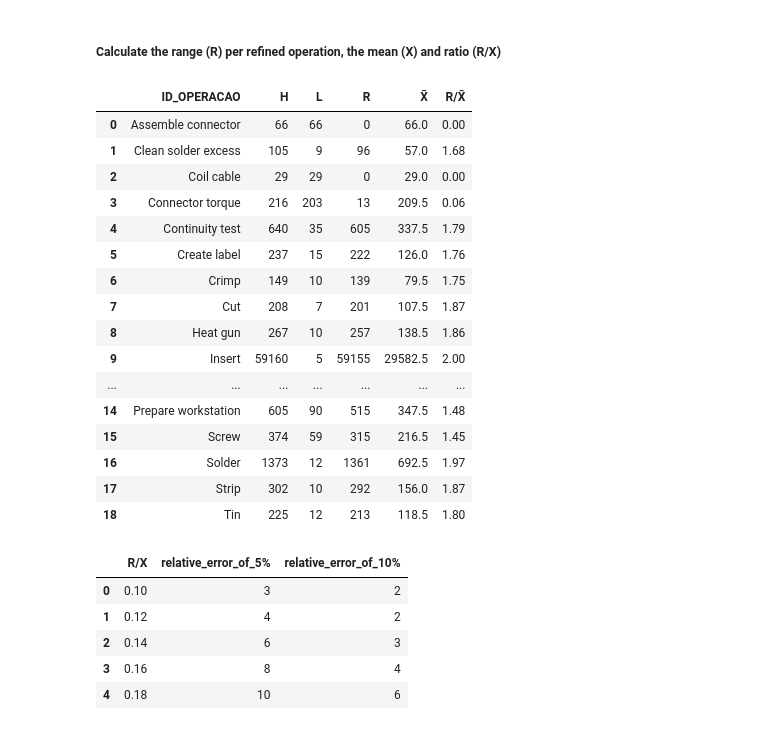
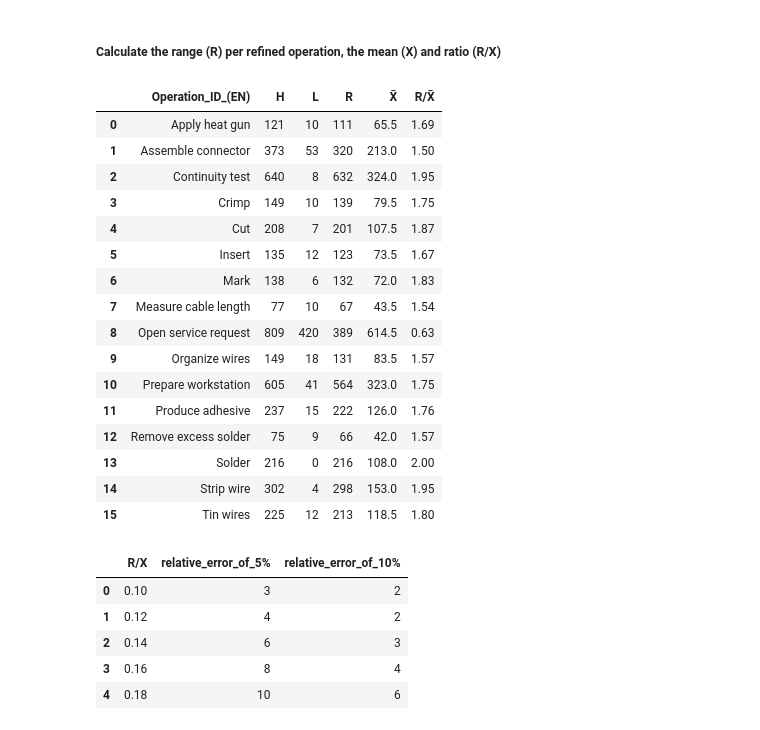
Before and after one commit to sarahbraia/dissertation_methodology_analysis_ITA, a Jupyter notebook: dissertation_methodology_analysis.ipynb, the cells around one changed output. Cells and saved outputs as stored; diff of their text form; code cells hidden in the pictures.

```diff
--- a/dissertation_methodology_analysis.ipynb
+++ b/dissertation_methodology_analysis.ipynb
@@ -12,7 +12,7 @@ from IPython.display import display
 Drive already mounted at /content/drive; to attempt to forcibly remount, call drive.mount("/content/drive", force_remount=True).
 # %%
 # Reading files from Google Drive
-base_path = '/content/drive/MyDrive/ITA -DISSERTAÇÃO/Dados_cronoanalise_cablagem.xlsx'
+base_path = '/content/drive/MyDrive/ITA -DISSERTAÇÃO/cabling_time_study_data.xlsx'
 df = pd.read_excel(base_path)
 
 # Preview of each dataset
@@ -155,0 +68,30 @@ df.head()
+# %%
+# Dictionary for ID and English operation name mapping
+operation_mapping = {
+    'Abrir chamado': (1, 'Open service request'),
+    'Fabricar adesivo': (2, 'Produce adhesive'),
+    'Teste de continuidade': (3, 'Continuity test'),
+    'Soprador térmico': (4, 'Apply heat gun'),
+    'Montar Conector': (5, 'Assemble connector'),
+    'Inserir': (6, 'Insert'),
+    'Cortar': (7, 'Cut'),
+    'Crimpar': (8, 'Crimp'),
+    'Decapar': (9, 'Strip wire'),
+    'Organizar os fios': (10, 'Organize wires'),
+    'Estanhar': (11, 'Tin wires'),
+    'Soldar': (12, 'Solder'),
+    'Limpar excesso de solda': (13, 'Remove excess solder'),
+    'Preparar bancada': (14, 'Prepare workstation'),
+    'Marcar': (15, 'Mark'),
+    'Medir tamanho do cabo': (16, 'Measure cable length')
+}
+
+# Create the new columns using the mapping
+df['ID'] = df['ID_OPERACAO'].map(lambda x: operation_mapping.get(x, (None, None))[0])
+df['Operation_ID_(EN)'] = df['ID_OPERACAO'].map(lambda x: operation_mapping.get(x, (None, None))[1])
+
+# Rename the column
+df.rename(columns={'ID_OPERACAO': 'ID_OPERAÇÃO_(PT)'}, inplace=True)
+
+# Preview the result
+df[['ID', 'ID_OPERAÇÃO_(PT)', 'Operation_ID_(EN)', 'TOTAL_SECONDS']].head(15)
@@ -190,40 +149,51 @@ distinct_counts
 ##### Calculate the range (R) per refined operation, the mean (X) and ratio (R/X)
 # %%
 # Group by operation and calculate the highest (H) and lowest (L) times
-analysis_df = df.groupby('ID_OPERACAO').agg(
+analysis_df = df.groupby('Operation_ID_(EN)').agg(
     H=('TOTAL_SECONDS', 'max'),
     L=('TOTAL_SECONDS', 'min')
 ).reset_index()
 
 # Calculate range (R = H - L)
 analysis_df['R'] = analysis_df['H'] - analysis_df['L']
 
 # Calculate approximate mean (X̄ ≈ (H + L) / 2)
 analysis_df['X̄'] = (analysis_df['H'] + analysis_df['L']) / 2
 
 # Calculate relative variability ratio (R / X̄)
 analysis_df['R/X̄'] = (analysis_df['R'] / analysis_df['X̄']).round(2)
 
+# Calculate IQR-based range instead of absolute max-min
+def iqr_range(series):
+    q3 = series.quantile(0.75)
+    q1 = series.quantile(0.25)
+    return q3 - q1, (q3 + q1) / 2  # Also returns adjusted X̄
+
+# Apply per operation
+iqr_df = df.groupby('Operation_ID_(EN)')['TOTAL_SECONDS'].apply(iqr_range).apply(pd.Series)
+iqr_df.columns = ['R_IQR', 'X̄_IQR']
+iqr_df['R/X̄'] = (iqr_df['R_IQR'] / iqr_df['X̄_IQR']).round(2)
+
 # Display final result
 display(analysis_df)
 # %% [output]
-|  | ID_OPERACAO | H | L | R | X̄ | R/X̄ |
-| 0 | Assemble connector | 66 | 66 | 0 | 66.0 | 0.00 |
-| 1 | Clean solder excess | 105 | 9 | 96 | 57.0 | 1.68 |
-| 2 | Coil cable | 29 | 29 | 0 | 29.0 | 0.00 |
-| 3 | Connector torque | 216 | 203 | 13 | 209.5 | 0.06 |
-| 4 | Continuity test | 640 | 35 | 605 | 337.5 | 1.79 |
-| 5 | Create label | 237 | 15 | 222 | 126.0 | 1.76 |
-| 6 | Crimp | 149 | 10 | 139 | 79.5 | 1.75 |
-| 7 | Cut | 208 | 7 | 201 | 107.5 | 1.87 |
-| 8 | Heat gun | 267 | 10 | 257 | 138.5 | 1.86 |
-| 9 | Insert | 59160 | 5 | 59155 | 29582.5 | 2.00 |
-| ... | ... | ... | ... | ... | ... | ... |
-| 14 | Prepare workstation | 605 | 90 | 515 | 347.5 | 1.48 |
-| 15 | Screw | 374 | 59 | 315 | 216.5 | 1.45 |
-| 16 | Solder | 1373 | 12 | 1361 | 692.5 | 1.97 |
-| 17 | Strip | 302 | 10 | 292 | 156.0 | 1.87 |
-| 18 | Tin | 225 | 12 | 213 | 118.5 | 1.80 |
+|  | Operation_ID_(EN) | H | L | R | X̄ | R/X̄ |
+| 0 | Apply heat gun | 121 | 10 | 111 | 65.5 | 1.69 |
+| 1 | Assemble connector | 373 | 53 | 320 | 213.0 | 1.50 |
+| 2 | Continuity test | 640 | 8 | 632 | 324.0 | 1.95 |
+| 3 | Crimp | 149 | 10 | 139 | 79.5 | 1.75 |
+| 4 | Cut | 208 | 7 | 201 | 107.5 | 1.87 |
+| 5 | Insert | 135 | 12 | 123 | 73.5 | 1.67 |
+| 6 | Mark | 138 | 6 | 132 | 72.0 | 1.83 |
+| 7 | Measure cable length | 77 | 10 | 67 | 43.5 | 1.54 |
+| 8 | Open service request | 809 | 420 | 389 | 614.5 | 0.63 |
+| 9 | Organize wires | 149 | 18 | 131 | 83.5 | 1.57 |
+| 10 | Prepare workstation | 605 | 41 | 564 | 323.0 | 1.75 |
+| 11 | Produce adhesive | 237 | 15 | 222 | 126.0 | 1.76 |
+| 12 | Remove excess solder | 75 | 9 | 66 | 42.0 | 1.57 |
+| 13 | Solder | 216 | 0 | 216 | 108.0 | 2.00 |
+| 14 | Strip wire | 302 | 4 | 298 | 153.0 | 1.95 |
+| 15 | Tin wires | 225 | 12 | 213 | 118.5 | 1.80 |
 # %%
 # Reading files from Google Drive
 table_relative_error = '/content/drive/MyDrive/ITA -DISSERTAÇÃO/table_relative_error.xlsx'
```
Also changed, not shown: parts of 13 cells of this notebook.
